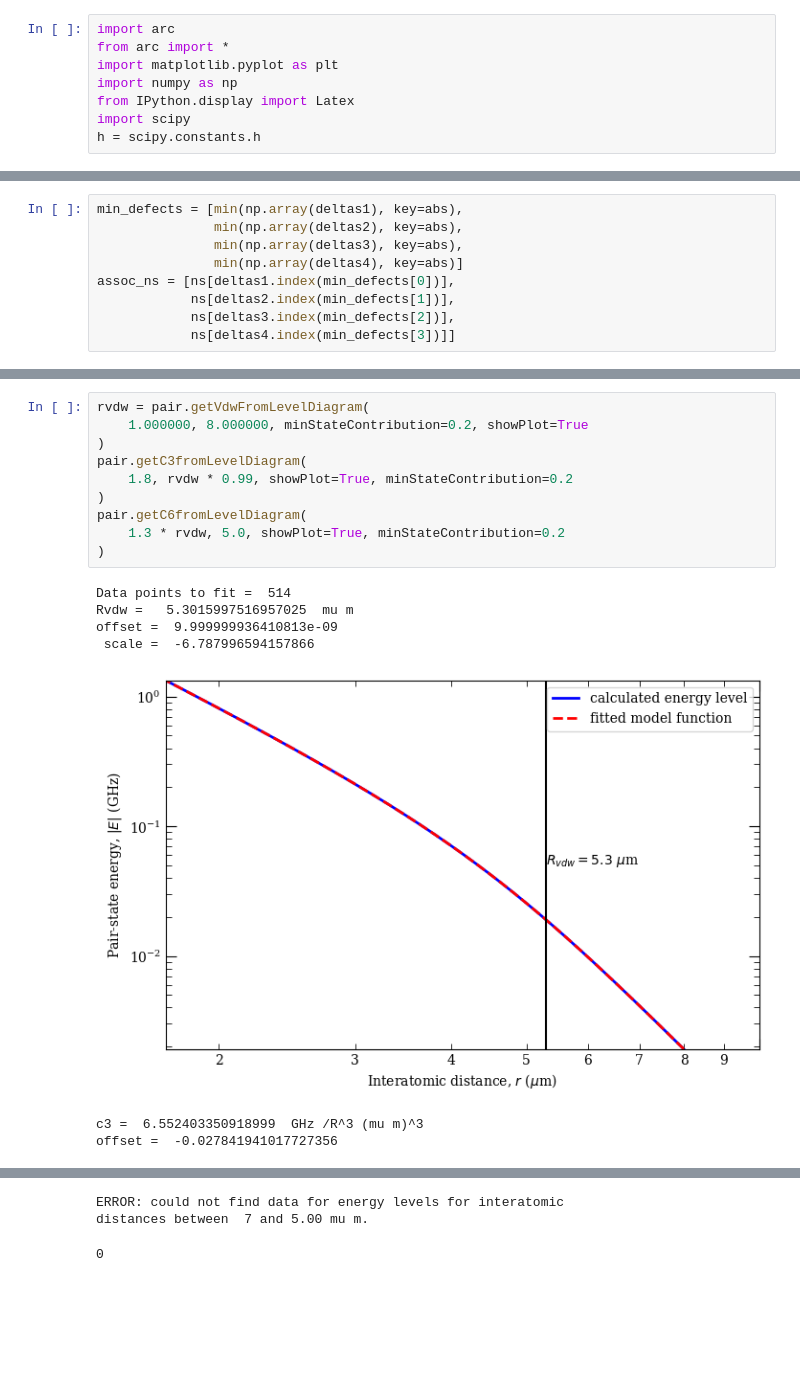
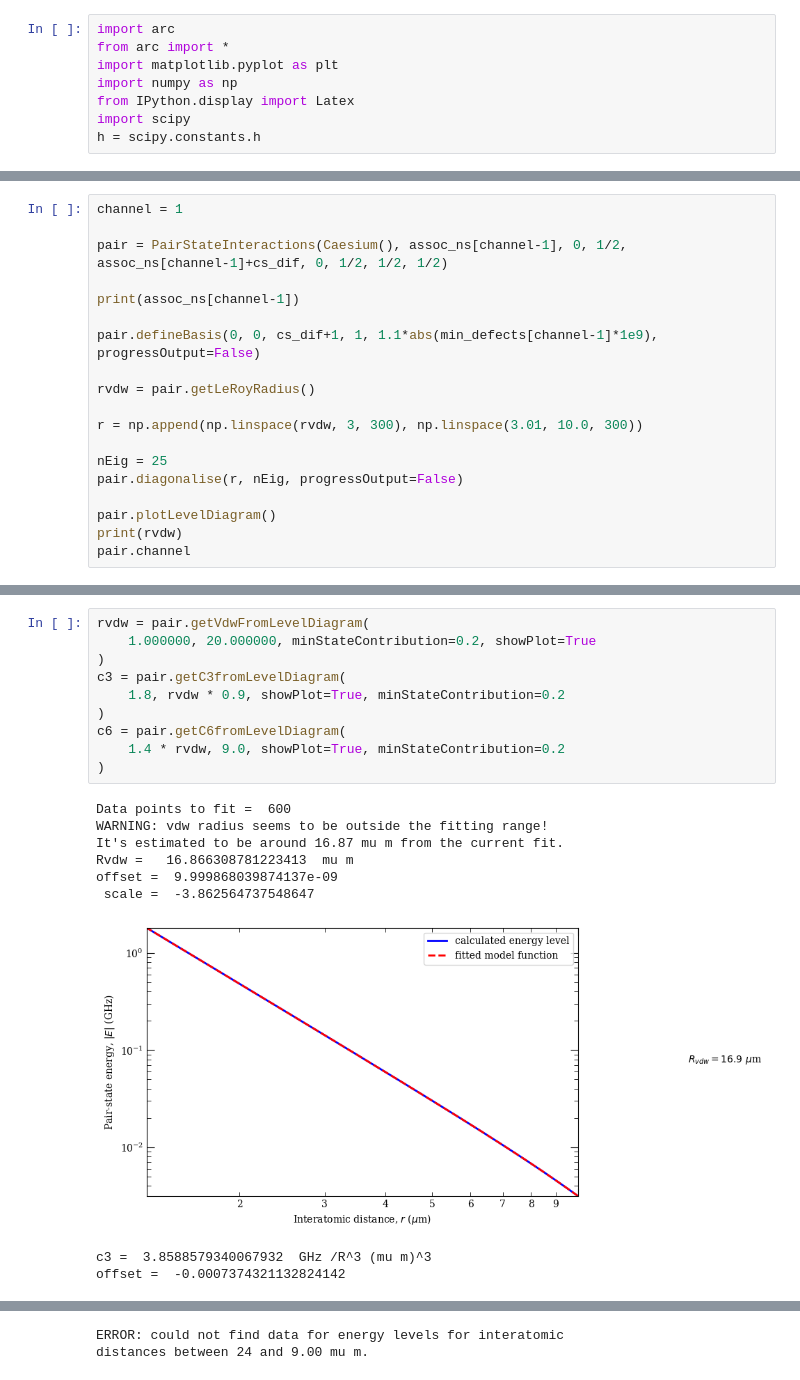
Before and after one commit to TidG7/L4-code-directory, a Jupyter notebook: Defect graphs/CsCs defect - n plots.ipynb, the cells around one changed output, grey strips where cells are left out. Cells and saved outputs as stored; diff of their text form; blank space fills up the shorter version.

```diff
--- a/Defect graphs/CsCs defect - n plots.ipynb
+++ b/Defect graphs/CsCs defect - n plots.ipynb
@@ -84,9 +37,0 @@ for n in ns:
-# %%
-min_defects = [min(np.array(deltas1), key=abs),
-               min(np.array(deltas2), key=abs),
-               min(np.array(deltas3), key=abs),
-               min(np.array(deltas4), key=abs)]
-assoc_ns = [ns[deltas1.index(min_defects[0])],
-            ns[deltas2.index(min_defects[1])],
-            ns[deltas3.index(min_defects[2])],
-            ns[deltas4.index(min_defects[3])]]
@@ -173,0 +171,19 @@ print(np.array(pair.coupling))
+# %%
+channel = 1
+
+pair = PairStateInteractions(Caesium(), assoc_ns[channel-1], 0, 1/2, assoc_ns[channel-1]+cs_dif, 0, 1/2, 1/2, 1/2)
+
+print(assoc_ns[channel-1])
+
+pair.defineBasis(0, 0, cs_dif+1, 1, 1.1*abs(min_defects[channel-1]*1e9), progressOutput=False)
+
+rvdw = pair.getLeRoyRadius()
+
+r = np.append(np.linspace(rvdw, 3, 300), np.linspace(3.01, 10.0, 300))
+
+nEig = 25
+pair.diagonalise(r, nEig, progressOutput=False)
+
+pair.plotLevelDiagram()
+print(rvdw)
+pair.channel
@@ -174,18 +202,20 @@ print(np.array(pair.coupling))
 # %%
 rvdw = pair.getVdwFromLevelDiagram(
-    1.000000, 8.000000, minStateContribution=0.2, showPlot=True
+    1.000000, 20.000000, minStateContribution=0.2, showPlot=True
 )
-pair.getC3fromLevelDiagram(
-    1.8, rvdw * 0.99, showPlot=True, minStateContribution=0.2
+c3 = pair.getC3fromLevelDiagram(
+    1.8, rvdw * 0.9, showPlot=True, minStateContribution=0.2
 )
-pair.getC6fromLevelDiagram(
-    1.3 * rvdw, 5.0, showPlot=True, minStateContribution=0.2
+c6 = pair.getC6fromLevelDiagram(
+    1.4 * rvdw, 9.0, showPlot=True, minStateContribution=0.2
 )
 # %% [output]
-Data points to fit =  514
-Rvdw =   5.3015997516957025  mu m
-offset =  9.999999936410813e-09
- scale =  -6.787996594157866
+Data points to fit =  600
+WARNING: vdw radius seems to be outside the fitting range!
+It's estimated to be around 16.87 mu m from the current fit.
+Rvdw =   16.866308781223413  mu m
+offset =  9.999868039874137e-09
+ scale =  -3.862564737548647
-[figure, old version]
+[figure, new version]
-c3 =  6.552403350918999  GHz /R^3 (mu m)^3
-offset =  -0.027841941017727356
+c3 =  3.8588579340067932  GHz /R^3 (mu m)^3
+offset =  -0.0007374321132824142
@@ -193,4 +223,3 @@ offset =  -0.027841941017727356
 ERROR: could not find data for energy levels for interatomic
-distances between  7 and 5.00 mu m.
+distances between 24 and 9.00 mu m.
-0
 # %%
```
Also changed, not shown: parts of 13 cells of this notebook, 3 other files.
